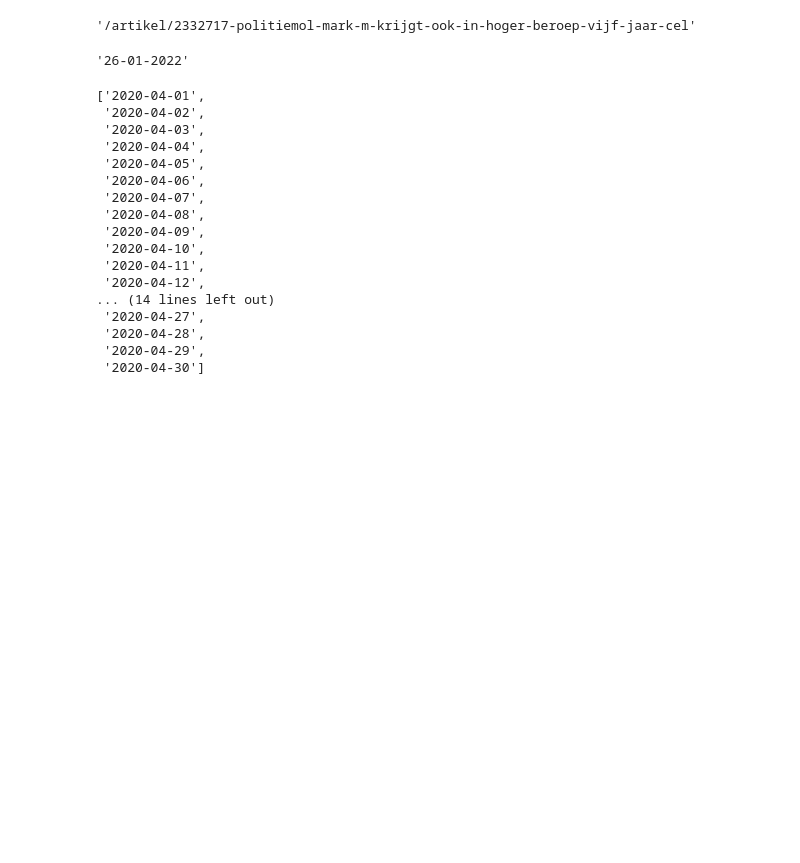
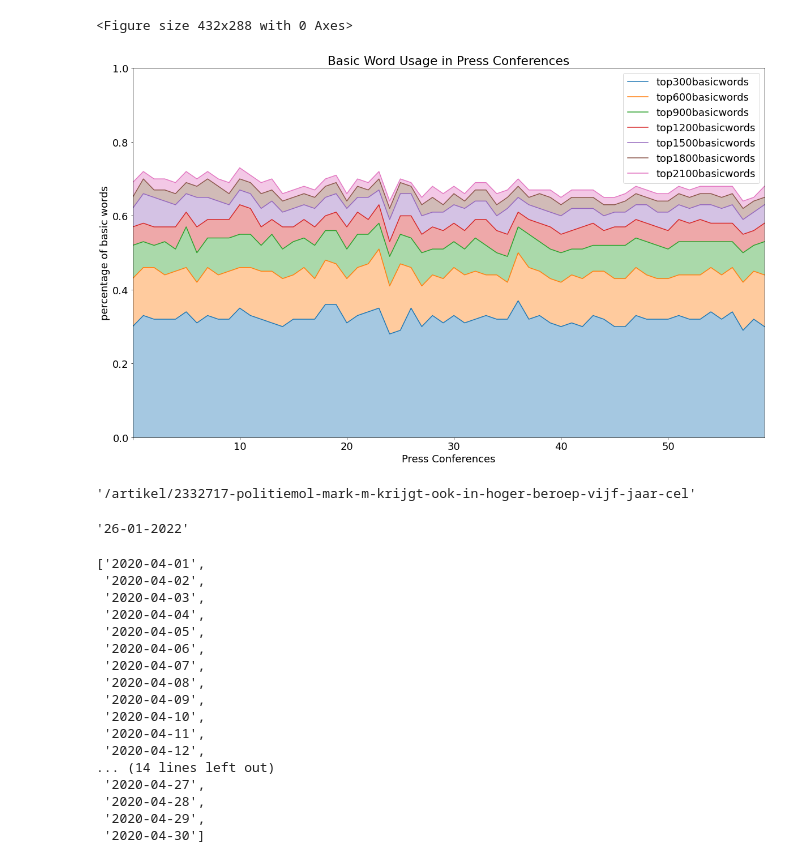
Before and after one commit to matthiasmeester/dm_project, a Jupyter notebook: src/analyses/Basic Word Usage.ipynb, the cells around one changed output. Cells and saved outputs as stored; diff of their text form; code cells hidden in the pictures; blank space fills up the shorter version.

```diff
--- a/src/analyses/Basic Word Usage.ipynb
+++ b/src/analyses/Basic Word Usage.ipynb
@@ -7,5 +11,10 @@ from wordfreq import word_frequency, top_n_list
+# %%
+CONFERENCES_CORPUS_PATH = '../output/CONFERENCES_corpus_without_stopwords.csv'
+NOS_CORPUS_PATH = '../output/NOS_corpus_5000_articles_without_stopwords.csv'
 # %%
-df = pd.read_csv('../output/corpus.csv')
-#df = pd.read_csv('../output/NOS_corpus.csv')
-df.set_index('word', inplace=True)
+CONFERENCES_CORPUS_DF = pd.read_csv(CONFERENCES_CORPUS_PATH)
+CONFERENCES_CORPUS_DF.set_index('word', inplace=True)
+
+NOS_CORPUS_DF = pd.read_csv(NOS_CORPUS_PATH)
+NOS_CORPUS_DF.set_index('word', inplace=True)
 # %%
@@ -105,3 +167,32 @@ Text(30, 0.46, 'percentage of top 1200 basic words in nos.nl articles')
+# %%
+import numpy as np
+from matplotlib import pyplot as plt
+plt.figure()
+plt.rcParams.update({'font.size': 18}) # must set in top
+conferences_data = pd.DataFrame(data=conferences_basic_words[1:], columns=conferences_basic_words[0])
+
+#nos_data = pd.DataFrame(data=nos_basic_words[1:], columns=nos_basic_words[0])
+x = np.arange(60)
+basic_words_figure = conferences_data.plot.line(figsize=(20,12))
+basic_words_figure.set_ylim(0, 1)
+basic_words_figure.set_xlim(0, 59)
+basic_words_figure.set_title('Basic Word Usage in Press Conferences')
+basic_words_figure.set_ylabel('percentage of basic words')
+basic_words_figure.set_xlabel("Press Conferences") # dataset of 'nos.nl' Articles
+basic_words_figure.xaxis.get_major_ticks()[0].label1.set_visible(False)
+for index in range(len(conferences_data.columns)):
+    if index == 0:
+        plt.fill_between(x, 0, list(conferences_data[conferences_data.columns[index]]), alpha=0.4)
+    else:
+        plt.fill_between(x, list(conferences_data[conferences_data.columns[index-1]]), list(conferences_data[conferences_data.columns[index]]), alpha=0.4)
+
+#basic_words_figure.axhline(y=average_conferences_basic_words, xmin=0, xmax=60, color='blue', linestyle='--', alpha=0.5)
+# basic_words_figure.axhline(y=nos_data.iloc[0, 0], xmin=0, xmax=60, color='red')
+# basic_words_figure.text(30, 0.67, 'percentage of top 1300 basic words in the conferences', fontsize=14, va='center', ha='center', backgroundcolor='w', color='blue')
+# basic_words_figure.text(30, 0.49, 'percentage of top 1300 basic words in nos.nl articles', fontsize=14, va='center', ha='center', backgroundcolor='w', color='red')
+# %% [output]
+<Figure size 432x288 with 0 Axes>
+[figure, added]
 # %%
 urls = pd.Series(urls)
 urls = urls[urls.str.contains('/artikel/')]
```
Also changed, not shown: parts of 17 cells of this notebook, 8 other files.
